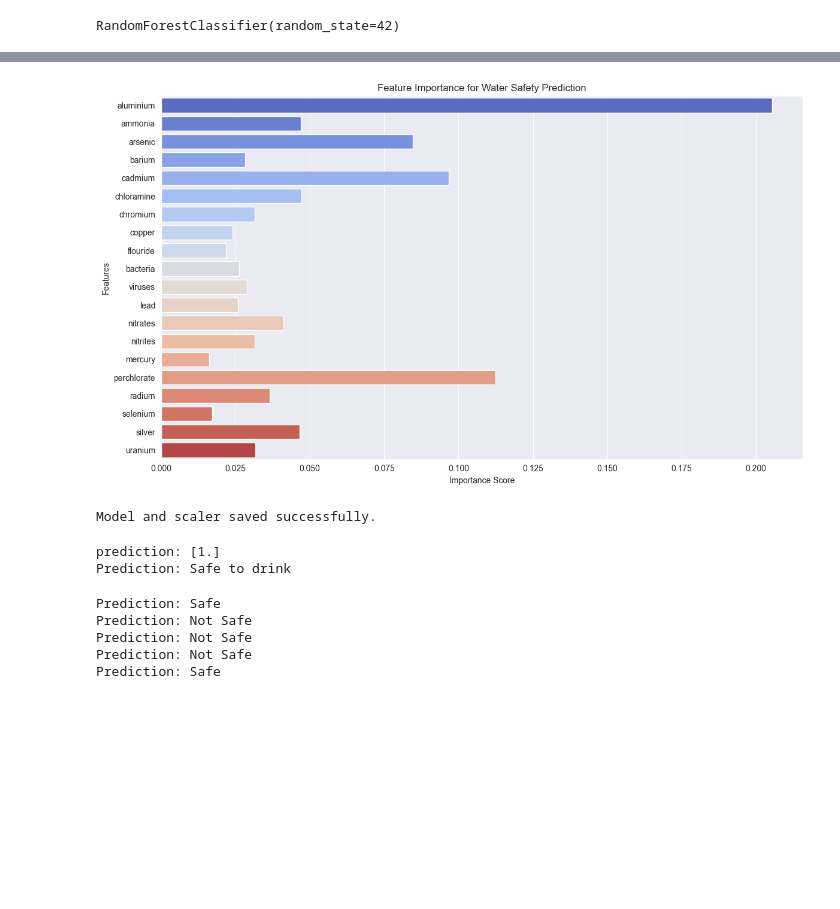
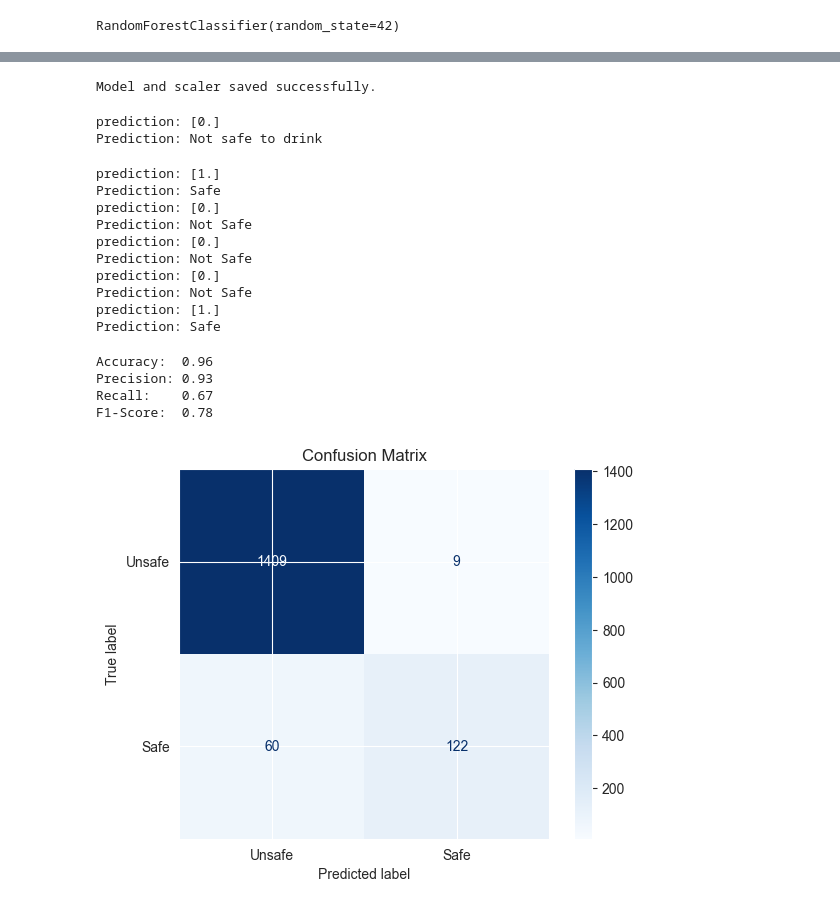
Before and after one commit to SK-HARI-01/Water_Quality_Index, a Jupyter notebook: WQI_Model.ipynb, the cells around one changed output, grey strips where cells are left out. Drawn from its saved outputs; the diff is of its cells as text; code cells hidden in the pictures; blank space fills up the shorter version.

Commit message:
Added the Result Graph

```diff
--- a/WQI_Model.ipynb
+++ b/WQI_Model.ipynb
@@ -104,16 +107,3 @@ Accuracy Score: 0.956875
-# %%
-feature_names = X.columns
-importances = model.feature_importances_
-
-plt.figure(figsize=(12, 7))
-sns.barplot(x=importances, y=feature_names, palette='coolwarm')
-plt.title("Feature Importance for Water Safety Prediction")
-plt.xlabel("Importance Score")
-plt.ylabel("Features")
-plt.tight_layout()
-plt.show()
-# %% [output]
-[figure, removed]
 # %%
 joblib.dump(model, 'Main-water_quality_model.pkl')
 joblib.dump(scaler, 'Main-scaler.pkl')
@@ -127,17 +117,16 @@ model = joblib.load('Main-water_quality_model.pkl')
 scaler = joblib.load('Main-scaler.pkl')
 
 # Replace with actual values: [aluminium, ammonia, arsenic, ..., uranium]
-sample = [[0.01, 0.05, 0.002, 0.03, 0.001, 3.0, 0.01, 0.2, 0.7, 0.0, 0.0,
-           0.005, 10.0, 1.0, 0.001, 0.004, 0.002, 0.01, 0.05, 0.002]]
+sample = [[0.8, 0.05, 0.1, 2.0, 0.05, 3.5, 0.1, 0.9, 2.0, 0.0, 0.0, 0.1, 20, 2.5, 0.05, 0.03, 0.04, 0.5, 0.1, 0.2]]
 
 
 scaled_sample = scaler.transform(sample)
-prediction = model.predict(scaled_sample)
+prediction = model.predict(sample)
 print(f"prediction: {prediction}")
 print("Prediction:", "Safe to drink" if prediction[0] == 1 else "Not safe to drink")
 # %% [output]
-prediction: [1.]
-Prediction: Safe to drink
+prediction: [0.]
+Prediction: Not safe to drink
 # %%
 samples = [[0.01, 0.02, 0.001, 0.05, 0.0001, 2.5, 0.01, 0.05, 0.7, 0.0, 0.0, 0.002, 10, 1, 0.001, 0.002, 0.003, 0.01, 0.005, 0.001],
            [0.8, 0.05, 0.1, 2.0, 0.05, 3.5, 0.1, 0.9, 2.0, 0.0, 0.0, 0.1, 20, 2.5, 0.05, 0.03, 0.04, 0.5, 0.1, 0.2],
@@ -149,10 +138,46 @@ samples = [[0.01, 0.02, 0.001, 0.05, 0.0001, 2.5, 0.01, 0.05, 0.7, 0.0, 0.0, 0.0
 for sample in samples:
     scaled_sample = scaler.transform([sample])
     prediction = model.predict(scaled_sample)
+    print(f"prediction: {prediction}")
     print("Prediction:", "Safe" if prediction[0] == 1 else "Not Safe")
 # %% [output]
+prediction: [1.]
 Prediction: Safe
+prediction: [0.]
 Prediction: Not Safe
+prediction: [0.]
 Prediction: Not Safe
+prediction: [0.]
 Prediction: Not Safe
+prediction: [1.]
 Prediction: Safe
+# %%
+from sklearn.metrics import accuracy_score, precision_score, recall_score, f1_score, confusion_matrix, ConfusionMatrixDisplay
+
+# Predict using the model
+y_pred = model.predict(X_test)
+
+# Calculate Metrics
+accuracy = accuracy_score(y_test, y_pred)
+precision = precision_score(y_test, y_pred)
+recall = recall_score(y_test, y_pred)
+f1 = f1_score(y_test, y_pred)
+
+# Print Metrics
+print(f"Accuracy:  {accuracy:.2f}")
+print(f"Precision: {precision:.2f}")
+print(f"Recall:    {recall:.2f}")
+print(f"F1-Score:  {f1:.2f}")
+
+# Plot Confusion Matrix
+cm = confusion_matrix(y_test, y_pred)
+disp = ConfusionMatrixDisplay(confusion_matrix=cm, display_labels=["Unsafe", "Safe"])
+disp.plot(cmap="Blues")
+plt.title("Confusion Matrix")
+plt.show()
+# %% [output]
+Accuracy:  0.96
+Precision: 0.93
+Recall:    0.67
+F1-Score:  0.78
+[figure, added]
```
Also changed, not shown: parts of 5 cells of this notebook.
